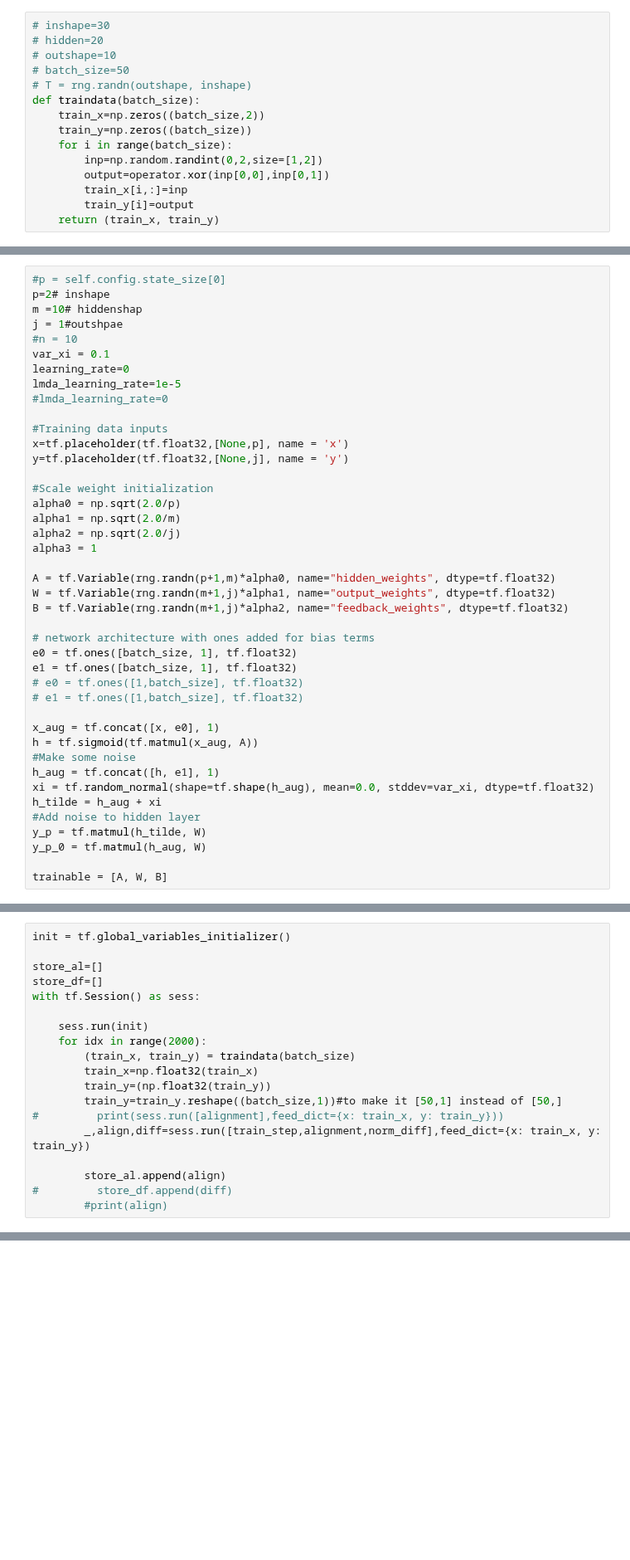
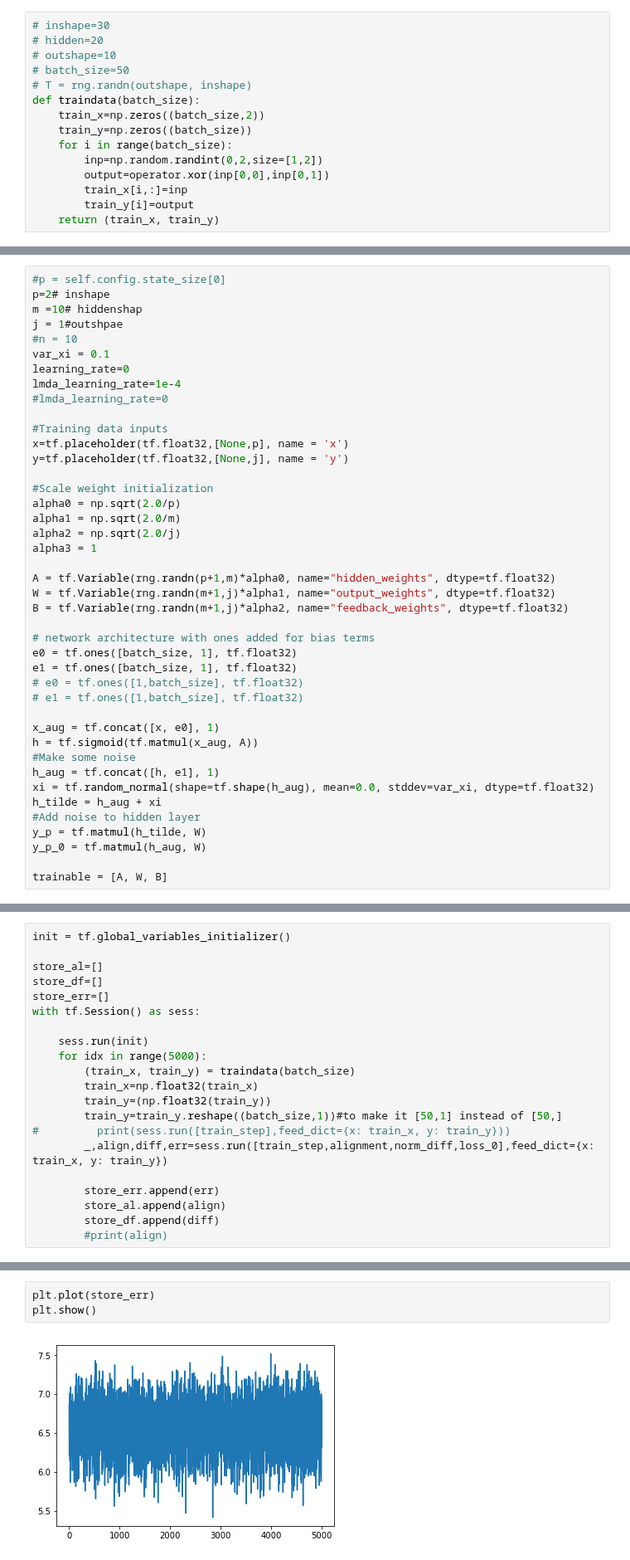
Before and after one commit to benlansdell/synthfeedback, a Jupyter notebook: synthetic data node pert-XOR.ipynb, the cells around one changed output, grey strips where cells are left out. Shown at 83% size. Drawn from its saved outputs; the diff is of its cells as text; blank space fills up the shorter version.

```diff
--- a/synthetic data node pert-XOR.ipynb
+++ b/synthetic data node pert-XOR.ipynb
@@ -59,7 +62,7 @@ j = 1#outshpae
 #n = 10
 var_xi = 0.1
 learning_rate=0
-lmda_learning_rate=1e-5
+lmda_learning_rate=1e-4
 #lmda_learning_rate=0
 
 #Training data inputs
@@ -132,17 +136,19 @@ init = tf.global_variables_initializer()
 
 store_al=[]
 store_df=[]
+store_err=[]
 with tf.Session() as sess:
 
     sess.run(init)
-    for idx in range(2000):
+    for idx in range(5000):
         (train_x, train_y) = traindata(batch_size)
         train_x=np.float32(train_x)
         train_y=(np.float32(train_y))
         train_y=train_y.reshape((batch_size,1))#to make it [50,1] instead of [50,]
-#         print(sess.run([alignment],feed_dict={x: train_x, y: train_y}))
-        _,align,diff=sess.run([train_step,alignment,norm_diff],feed_dict={x: train_x, y: train_y})
+#         print(sess.run([train_step],feed_dict={x: train_x, y: train_y}))
+        _,align,diff,err=sess.run([train_step,alignment,norm_diff,loss_0],feed_dict={x: train_x, y: train_y})
 
+        store_err.append(err)
         store_al.append(align)
-#         store_df.append(diff)
+        store_df.append(diff)
         #print(align)
@@ -189,0 +165,5 @@ plt.show()
+# %%
+plt.plot(store_err)
+plt.show()
+# %% [output]
+[figure, added]
```
Also changed, not shown: parts of 12 cells of this notebook.
